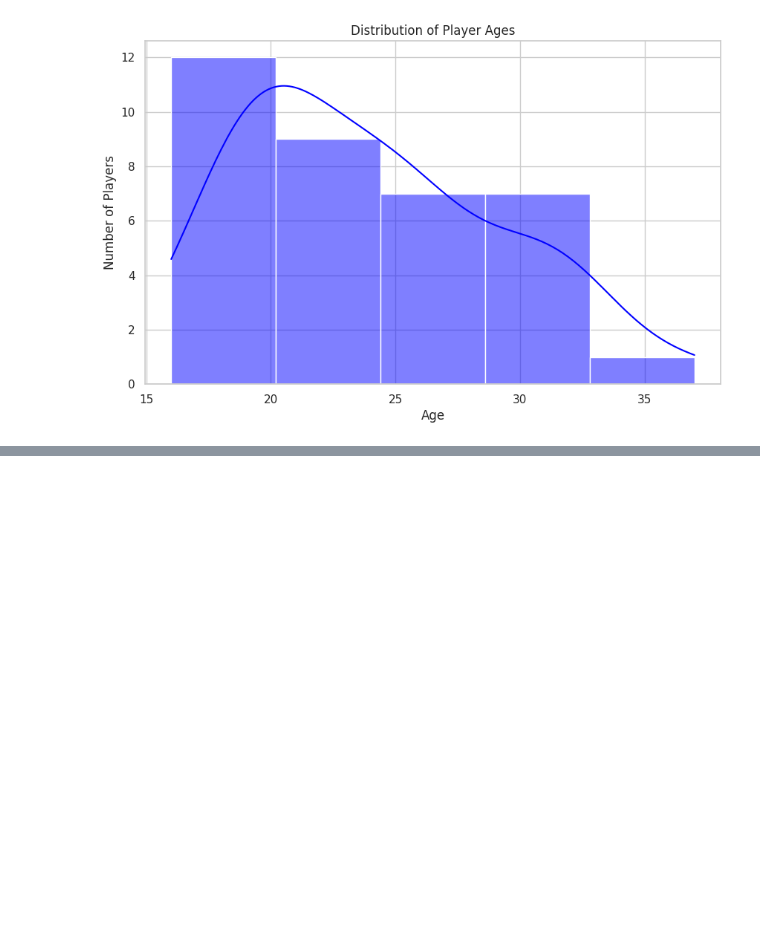
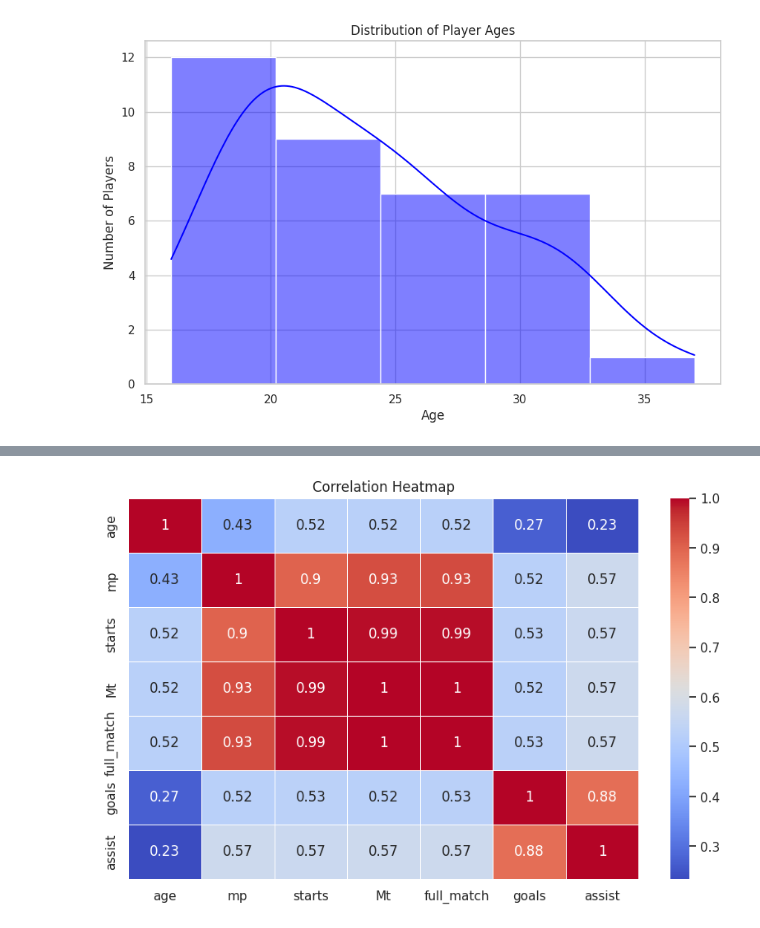
Before and after one commit to ncdanh0311/-Data-Analytics, a Jupyter notebook: Liverpool 23-24.ipynb, the cells around one changed output, grey strips where cells are left out. Drawn from its saved outputs; the diff is of its cells as text; code cells hidden in the pictures; blank space fills up the shorter version.

```diff
--- a/Liverpool 23-24.ipynb
+++ b/Liverpool 23-24.ipynb
@@ -50,0 +83,8 @@ plt.show()
+# %%
+plt.figure(figsize=(10, 6))
+corr = df[['age', 'mp', 'starts', 'Mt', 'full_match', 'goals', 'assist']].corr()
+sns.heatmap(corr, annot=True, cmap='coolwarm', linewidths=.5)
+plt.title('Correlation Heatmap')
+plt.show()
+# %% [output]
+[figure, added]
```
Also changed, not shown: parts of 2 cells of this notebook.
